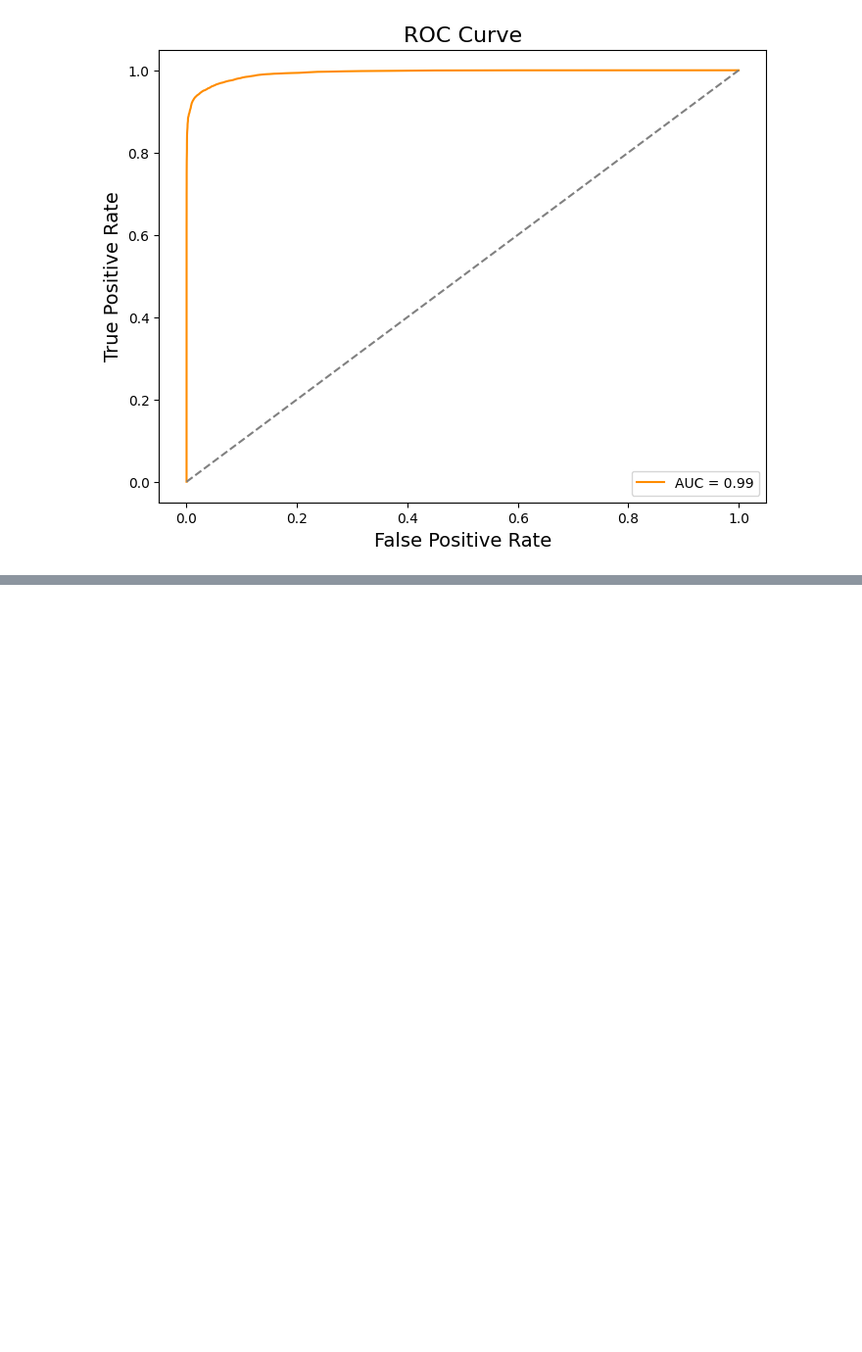
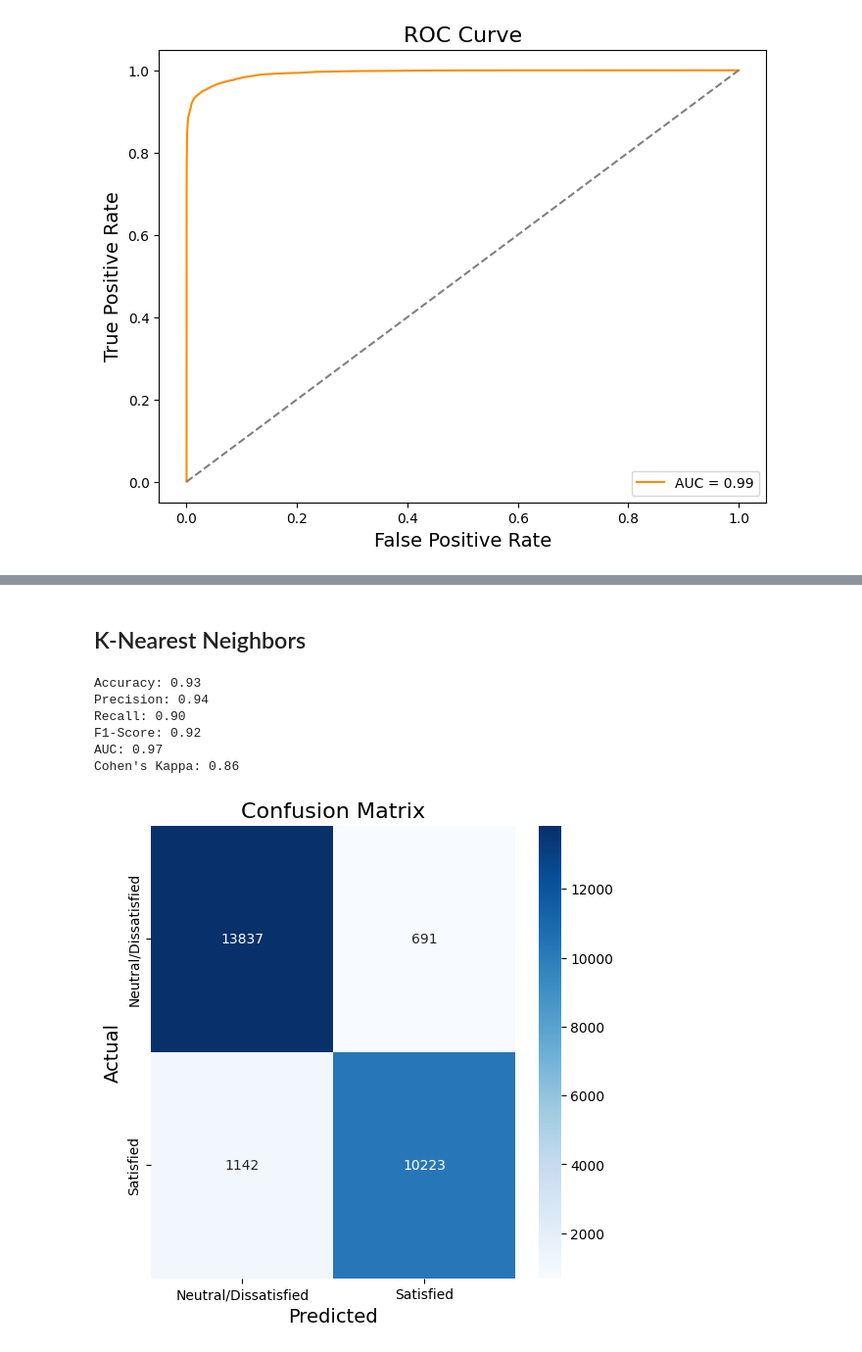
Before and after one commit to airline-management-system/customer-satisfaction, a Jupyter notebook: notebook/benchmark.ipynb, the cells around one changed output, grey strips where cells are left out. Shown at 98% size. Cells and saved outputs as stored; diff of their text form; code cells hidden in the pictures; blank space fills up the shorter version.

```diff
--- a/notebook/benchmark.ipynb
+++ b/notebook/benchmark.ipynb
@@ -218,0 +248,15 @@ Cohen's Kappa: 0.92
+# %%
+X_train_selected = X_train[top_features]
+X_test_selected = X_test[top_features]
+# %% [markdown]
+## K-Nearest Neighbors
+# %%
+knn(X_train_selected, y_train, X_test_selected, n_neighbors=5)
+# %% [output]
+Accuracy: 0.93
+Precision: 0.94
+Recall: 0.90
+F1-Score: 0.92
+AUC: 0.97
+Cohen's Kappa: 0.86
+[figure, added]
```
Also changed, not shown: parts of 12 cells of this notebook.
